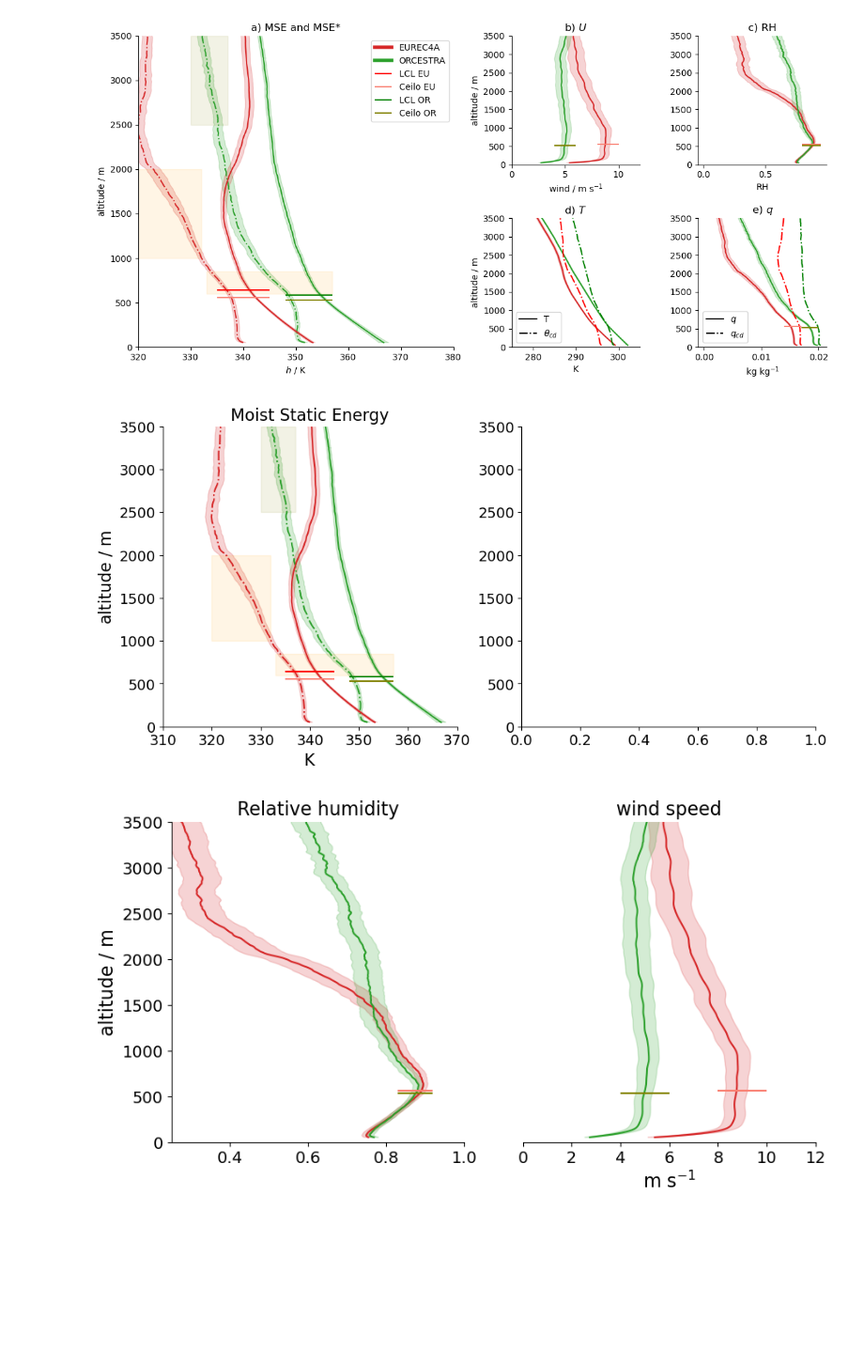
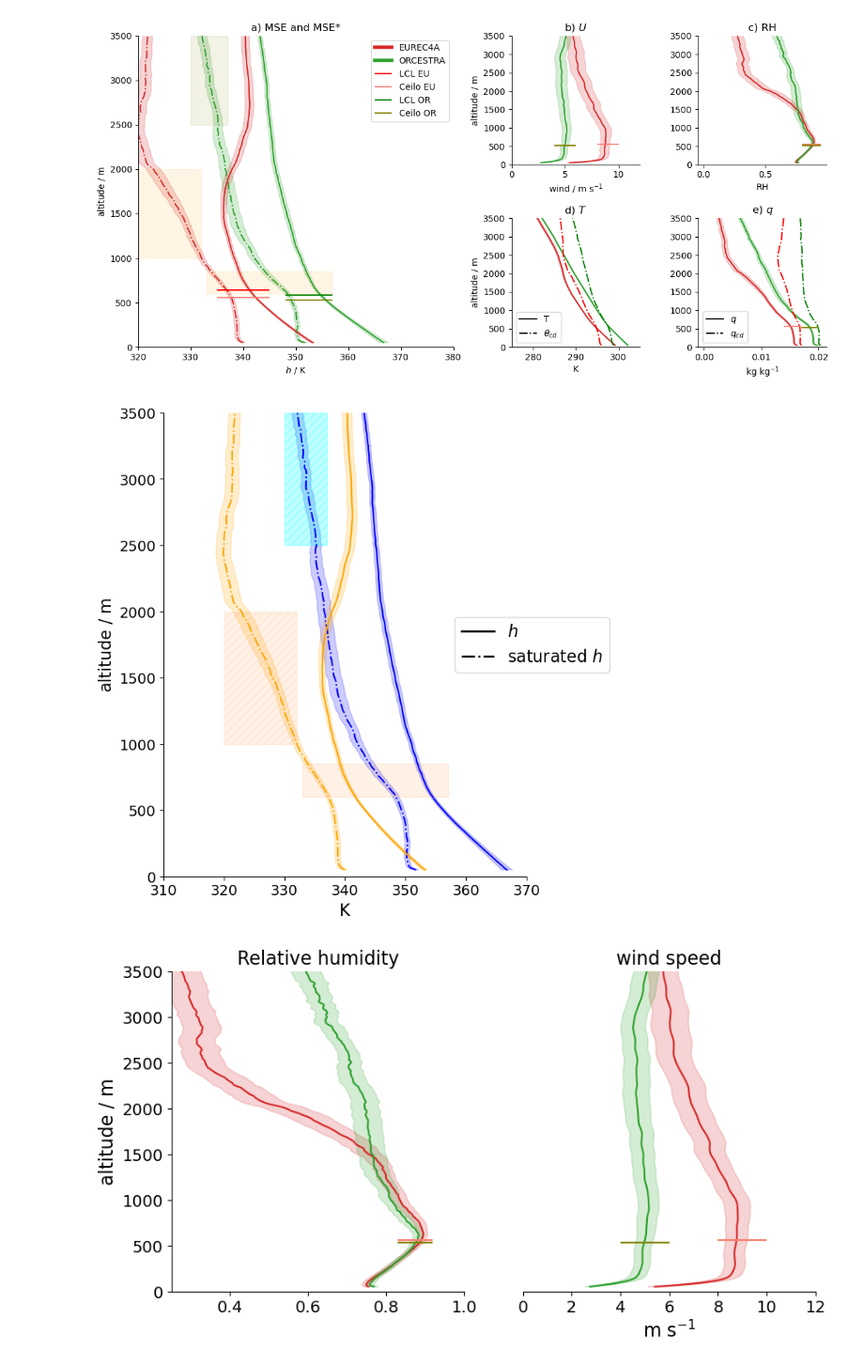
Before and after one commit to meteorologopazzo/BCO_observational, a Jupyter notebook: eurec4a_vs_orcestra_profiles.ipynb, the cells around one changed output. Shown at 94% size. Saved outputs shown, nothing was run; the diff lists cells and outputs as text; code cells hidden in the pictures; blank space fills up the shorter version.

```diff
--- a/eurec4a_vs_orcestra_profiles.ipynb
+++ b/eurec4a_vs_orcestra_profiles.ipynb
@@ -1427,78 +1541,87 @@ plt.show()
 # %% [output]
 [figure]
 # %%
-fig, ax= plt.subplots(1,2, figsize=(10, 5), constrained_layout=True)
+fig, ax = plt.subplots(1,1, figsize=(7, 7), constrained_layout=True)
 
 # - mse plots
-ax[0].plot( mse_eu_mean/cp,   mse_eu_mean.height, linestyle='-.', color="tab:red", label="EUREC4A")
-ax[0].plot( mse_orc_mean/cp, mse_orc_mean.height, linestyle='-.', color="tab:green", label="ORCESTRA")
+ax.plot( mse_eu_mean/cp,   mse_eu_mean.height, linestyle='-.', color="orange", label="EUREC4A")
+ax.plot( mse_orc_mean/cp, mse_orc_mean.height, linestyle='-.', color="blue", label="ORCESTRA")
 
-ax[0].fill_betweenx(
+ax.fill_betweenx(
     mse_eu_mean.height,
     (mse_eu_mean - mse_eu_std)/cp ,
     (mse_eu_mean + mse_eu_std)/cp ,
-    color="tab:red",
+    color="orange",
     alpha=0.2,
     label='±1 std (time)'
 )
 
-ax[0].fill_betweenx(
+ax.fill_betweenx(
     mse_orc_mean.height,
     (mse_orc_mean - mse_orc_std)/cp ,
     (mse_orc_mean + mse_orc_std)/cp ,
-    color="tab:green",
+    color="blue",
     alpha=0.2,
     label='±1 std (time)'
 )
 
 ## - saturated mse plots
-ax[0].plot( mse_sat_eu_mean/cp,   mse_sat_eu_mean.height, linestyle='-', color="tab:red", label="EUREC4A")
-ax[0].plot( mse_sat_orc_mean/cp, mse_sat_orc_mean.height, linestyle='-', color="tab:green", label="ORCESTRA")
+ax.plot( mse_sat_eu_mean/cp,   mse_sat_eu_mean.height, linestyle='-', color="orange", label="EUREC4A")
+ax.plot( mse_sat_orc_mean/cp, mse_sat_orc_mean.height, linestyle='-', color="blue", label="ORCESTRA")
 
-ax[0].fill_betweenx(
+ax.fill_betweenx(
     mse_sat_eu_mean.height,
     (mse_sat_eu_mean - mse_sat_eu_std)/cp ,
     (mse_sat_eu_mean + mse_sat_eu_std)/cp ,
-    color="tab:red",
+    color="orange",
     alpha=0.2,
     label='±1 std (time)'
 )
 
-ax[0].fill_betweenx(
+ax.fill_betweenx(
     mse_sat_orc_mean.height,
     (mse_sat_orc_mean - mse_sat_orc_std)/cp ,
     (mse_sat_orc_mean + mse_sat_orc_std)/cp ,
-    color="tab:green",
+    color="blue",
     alpha=0.2,
     label='±1 std (time)'
 )
 
 
 ## supposed CD origin
-ax[0].fill_between([320, 332], 1000, 2000, alpha=0.1, color='orange')
-ax[0].fill_between([330, 337], 2500, 3500, alpha=0.1, color='olive')
+ax.fill_between([320, 332], 1000, 2000, alpha=0.1, color='tab:orange', hatch="///")
+ax.fill_between([330, 337], 2500, 3500, alpha=0.25, color='cyan', hatch="///")
 
 ## supposed entrainment origin
-ax[0].fill_between([333, 357], 600, 850, alpha=0.1, color='orange')
+ax.fill_between([333, 357], 600, 850, alpha=0.1, color='tab:orange')
 # ax_big.fill_between([345, 353], 600, 850, alpha=0.1, color='olive')
 
 
 
 ## add cbh info - cbh_eu
-l1 = ax[0].hlines(lcl_eu, xmin=335, xmax=345, color="red", label="LCL EU")
-l2 = ax[0].hlines(cbh_eu, xmin=335, xmax=345, color="salmon", label="Ceilo EU")
+# l1 = ax.hlines(lcl_eu, xmin=335, xmax=345, color="orange", label="LCL EU")
+# l2 = ax.hlines(cbh_eu, xmin=335, xmax=345, color="salmon", label="Ceilo EU")
 
-l3 = ax[0].hlines(lcl_or, xmin=348, xmax=357, color="green", label="LCL OR")
-l4 = ax[0].hlines(cbh_or, xmin=348, xmax=357, color="olive", label="Ceilo OR")
+# l3 = ax.hlines(lcl_or, xmin=348, xmax=357, color="green", label="LCL OR")
+# l4 = ax.hlines(cbh_or, xmin=348, xmax=357, color="olive", label="Ceilo OR")
 
 
 # - axis properties
-ax[0].set_title("Moist Static Energy", fontsize=16)
-ax[0].set_xlabel(r"$\rm K$", fontsize=16)
-ax[0].set_ylabel(r"altitude / $\rm m$", fontsize=16)
+# ax.set_title("Moist Static Energy", fontsize=16)
+ax.set_xlabel(r"$\rm K$", fontsize=16)
+ax.set_ylabel(r"altitude / $\rm m$", fontsize=16)
 # ax[0].set_title("a) MSE and MSE*")
-ax[0].set_xlim(310,370)
+ax.set_xlim(310,370)
 
+
+from matplotlib.lines import Line2D
+
+legend_elements = [
+    Line2D([0], [0], color='black', linestyle='-', linewidth=2., label=r"$h$"),
+    Line2D([0], [0], color='black', linestyle='-.', linewidth=2., label=r"saturated $h$"),
+]
+
+ax.legend(handles=legend_elements, loc="center right", fontsize=16, bbox_to_anchor=(1.25, 0.5))
 
 
 
@@ -1516,39 +1639,41 @@ ax[0].set_xlim(310,370)
 #     (ds_eureca_bco["wspd"].mean(dim="launch_time") - ds_eureca_bco["wspd"].std(dim="launch_time")/np.sqrt(n_days_eu-1)) ,
 #     (ds_eureca_bco["wspd"].mean(dim="launch_time") + ds_eureca_bco["wspd"].std(dim="launch_time")/np.sqrt(n_days_eu-1)) ,
 #     color="tab:red",
 #     alpha=0.2,
 #     label='±1 std (time)'
 # )
 
 # ax[1].fill_betweenx(
 #     ds_orcestra_bco.height,
 #     (ds_orcestra_bco["wspd"].mean(dim="launch_time") - ds_orcestra_bco["wspd"].std(dim="launch_time")/np.sqrt(n_days_or-1)) ,
 #     (ds_orcestra_bco["wspd"].mean(dim="launch_time") + ds_orcestra_bco["wspd"].std(dim="launch_time")/np.sqrt(n_days_or-1)) ,
 #     color="tab:green",
 #     alpha=0.2,
 #     label='±1 std (time)'
 # )
 
 
 # ax[1].hlines(cbh_eu, xmin=8, xmax=10, color="salmon", label="Ceilo EU")
 # ax[1].hlines(cbh_or, xmin=4, xmax=6, color="olive", label="Ceilo OR")
 
 # ax[1].set_xlabel(r"wind speed / $\rm m~s^{-1}$", fontsize=16)
 # ax[1].set_ylabel(r"altitude / m", fontsize=16)
 # # ax[1].set_title("b) $U$")
 # ax[1].set_xlim(0,12)
 
 # ax[1].spines['left'].set_visible(False)
 # ax[1].yaxis.set_visible(False)
 
 
-for x in ax:
-    x.set_ylim(0,3500)
-    x.tick_params(axis='both', labelsize=14)
-    for spine in ['top', 'right']:
-        x.spines[spine].set_visible(False)
+# for x in ax:
+ax.set_ylim(0,3500)
+ax.tick_params(axis='both', labelsize=14)
+for spine in ['top', 'right']:
+    ax.spines[spine].set_visible(False)
+
+plt.savefig("/work/mh1498/m301248/TCO_data/BCO_observational/figs_parachute/mse_profs.pdf")
 # %% [output]
-[figure, old version]
+[figure, new version]
 # %%
 fig, (ax4, ax3) = plt.subplots(1,2, figsize=(10,5))
 
```
Also changed, not shown: parts of 4 cells of this notebook, 7 other files.
